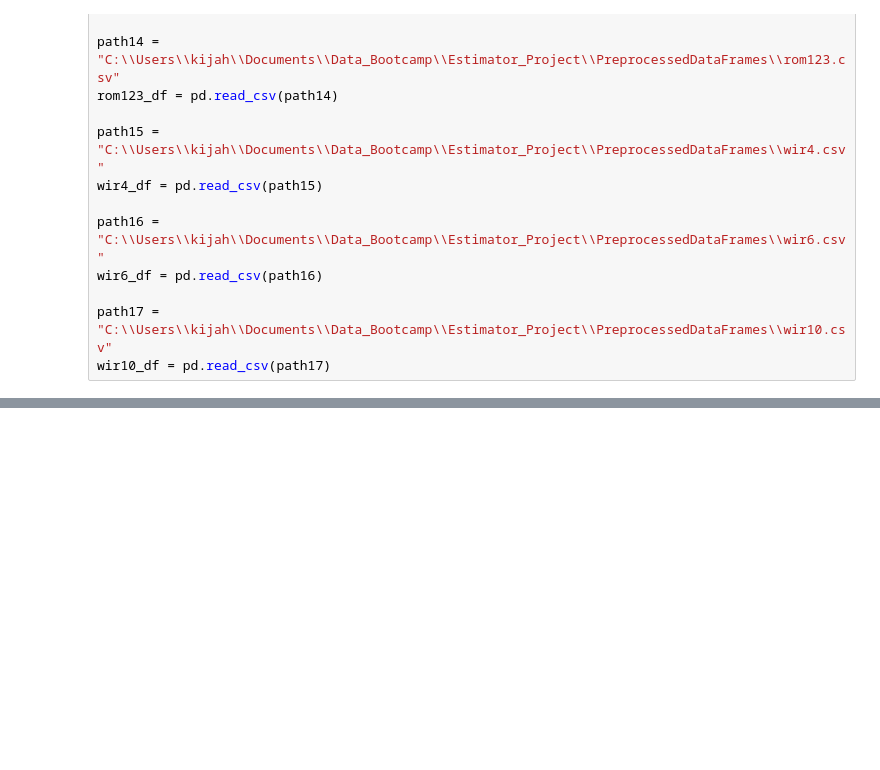
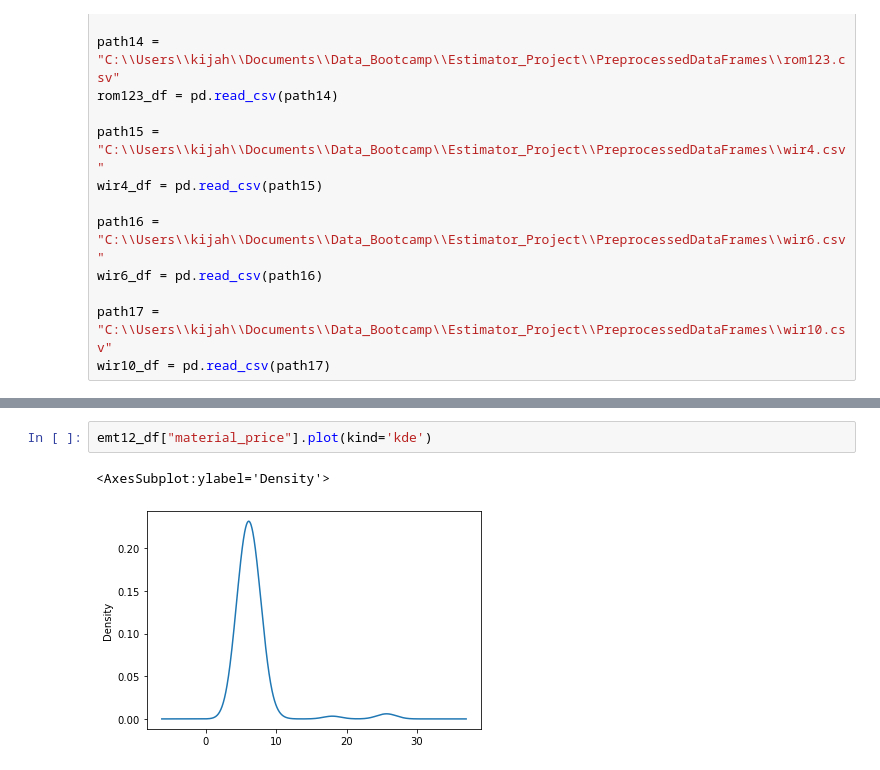
Before and after one commit to thegreatkeej/Estimator_Project, a Jupyter notebook: Resources/Machine_Learning.ipynb, the cells around one changed output, grey strips where cells are left out. Drawn from its saved outputs; the diff is of its cells as text; blank space fills up the shorter version.

```diff
--- a/Resources/Machine_Learning.ipynb
+++ b/Resources/Machine_Learning.ipynb
@@ -150,0 +162,5 @@ emt12_df.plot.hist(by=["material_price"], figsize=(10, 8))
+# %%
+emt12_df["material_price"].plot(kind='kde')
+# %% [output]
+<AxesSubplot:ylabel='Density'>
+[figure, added]
```
Also changed, not shown: parts of 14 cells of this notebook, 30 other files.
